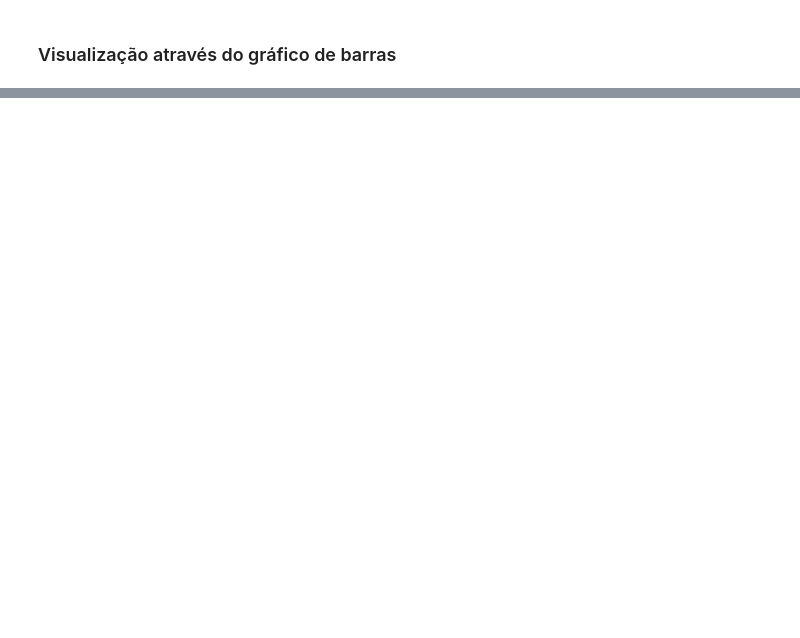
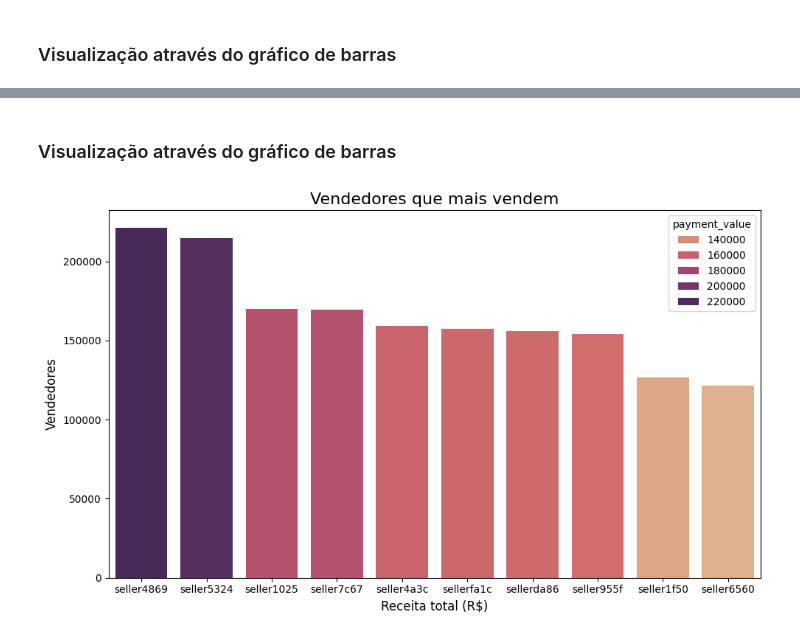
Before and after one commit to matsa0/desafio-sprint02-data-analysis, a Jupyter notebook: analise_exploratoria/analise_exploratoria.ipynb, the cells around one changed output, grey strips where cells are left out. Cells and saved outputs as stored; diff of their text form; code cells hidden in the pictures; blank space fills up the shorter version.

```diff
--- a/analise_exploratoria/analise_exploratoria.ipynb
+++ b/analise_exploratoria/analise_exploratoria.ipynb
@@ -418,0 +740,2 @@ plt.show()
+# %%
+group_by_seller_payment = group_by_seller_payment.sum().reset_index()
@@ -418,0 +758,2 @@ plt.show()
+# %%
+df_category_seller_payment = group_by_seller_payment.sort_values(by=['payment_value'], ascending=False)
@@ -418,0 +776,2 @@ plt.show()
+# %%
+df_category_seller_payment['seller_name'] = 'seller' + df_category_seller_payment['seller_id'].str[:4]
@@ -418,0 +794,2 @@ plt.show()
+# %%
+top_10_sellers = df_category_seller_payment.head(10)
@@ -418,0 +798,15 @@ plt.show()
+# %% [markdown]
+### Visualização através do gráfico de barras
+# %%
+plt.figure(figsize=(10,6))
+sns.barplot(data=top_10_sellers, y='payment_value', x='seller_name', hue='payment_value', palette='flare')
+
+# Personalizando o gráfico
+plt.title('Vendedores que mais vendem', fontsize=16)
+plt.xlabel('Receita total (R$)', fontsize=12)
+plt.ylabel('Vendedores', fontsize=12)
+plt.tight_layout()
+
+plt.show()
+# %% [output]
+[figure, added]
```
Also changed, not shown: parts of 88 cells of this notebook.
